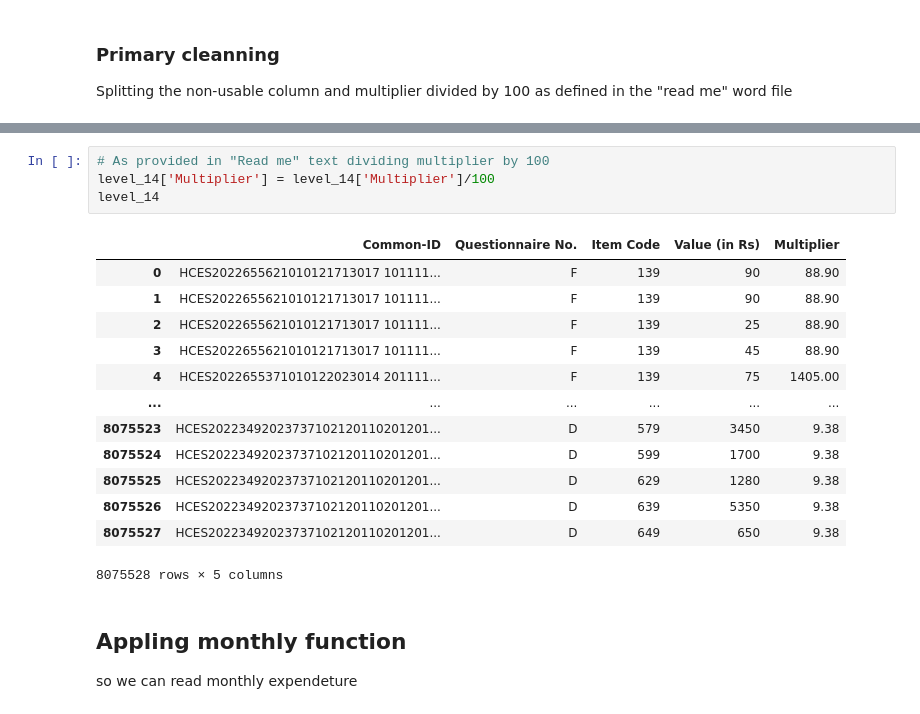
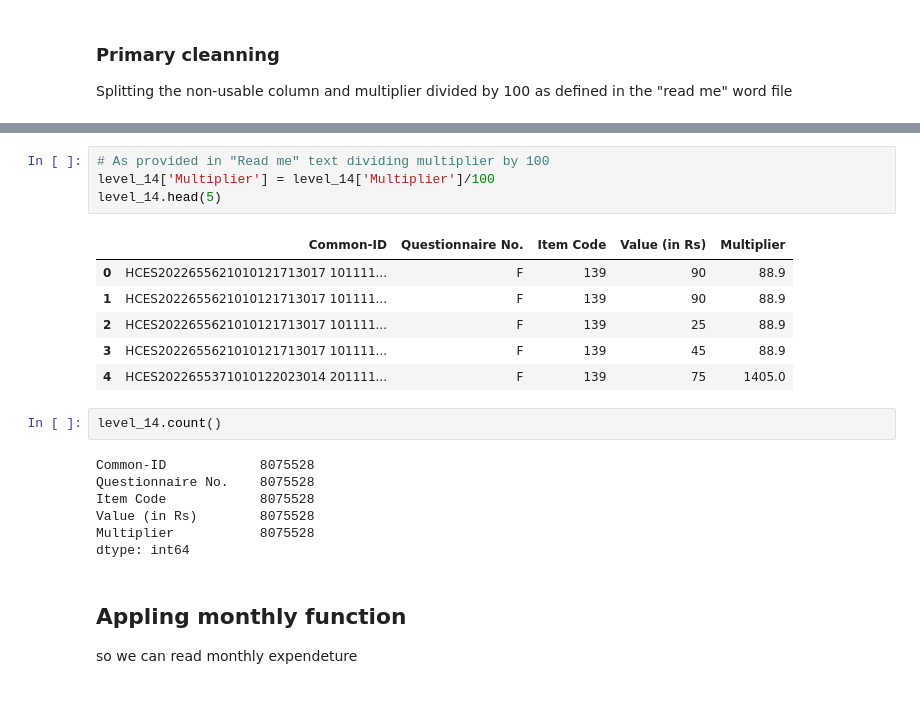
Before and after one commit to yogendrasinghyadav/Hces_data_persentage_trail, a Jupyter notebook: data.ipynb, the cells around one changed output, grey strips where cells are left out. Saved outputs shown, nothing was run; the diff lists cells and outputs as text.

```diff
--- a/data.ipynb
+++ b/data.ipynb
@@ -80,21 +87,23 @@ level_14
 # %%
 # As provided in "Read me" text dividing multiplier by 100
 level_14['Multiplier'] = level_14['Multiplier']/100
-level_14
+level_14.head(5)
 # %% [output]
 |  | Common-ID | Questionnaire No. | Item Code | Value (in Rs) | Multiplier |
-| 0 | HCES2022655621010121713017 101111... | F | 139 | 90 | 88.90 |
-| 1 | HCES2022655621010121713017 101111... | F | 139 | 90 | 88.90 |
-| 2 | HCES2022655621010121713017 101111... | F | 139 | 25 | 88.90 |
-| 3 | HCES2022655621010121713017 101111... | F | 139 | 45 | 88.90 |
-| 4 | HCES2022655371010122023014 201111... | F | 139 | 75 | 1405.00 |
-| ... | ... | ... | ... | ... | ... |
-| 8075523 | HCES20223492023737102120110201201... | D | 579 | 3450 | 9.38 |
-| 8075524 | HCES20223492023737102120110201201... | D | 599 | 1700 | 9.38 |
-| 8075525 | HCES20223492023737102120110201201... | D | 629 | 1280 | 9.38 |
-| 8075526 | HCES20223492023737102120110201201... | D | 639 | 5350 | 9.38 |
-| 8075527 | HCES20223492023737102120110201201... | D | 649 | 650 | 9.38 |
+| 0 | HCES2022655621010121713017 101111... | F | 139 | 90 | 88.9 |
+| 1 | HCES2022655621010121713017 101111... | F | 139 | 90 | 88.9 |
+| 2 | HCES2022655621010121713017 101111... | F | 139 | 25 | 88.9 |
+| 3 | HCES2022655621010121713017 101111... | F | 139 | 45 | 88.9 |
+| 4 | HCES2022655371010122023014 201111... | F | 139 | 75 | 1405.0 |
-8075528 rows × 5 columns
+# %%
+level_14.count()
+# %% [output]
+Common-ID            8075528
+Questionnaire No.    8075528
+Item Code            8075528
+Value (in Rs)        8075528
+Multiplier           8075528
+dtype: int64
 # %% [markdown]
 ## Appling monthly function
 so we can read monthly expendeture
```
Also changed, not shown: parts of 27 cells of this notebook.
